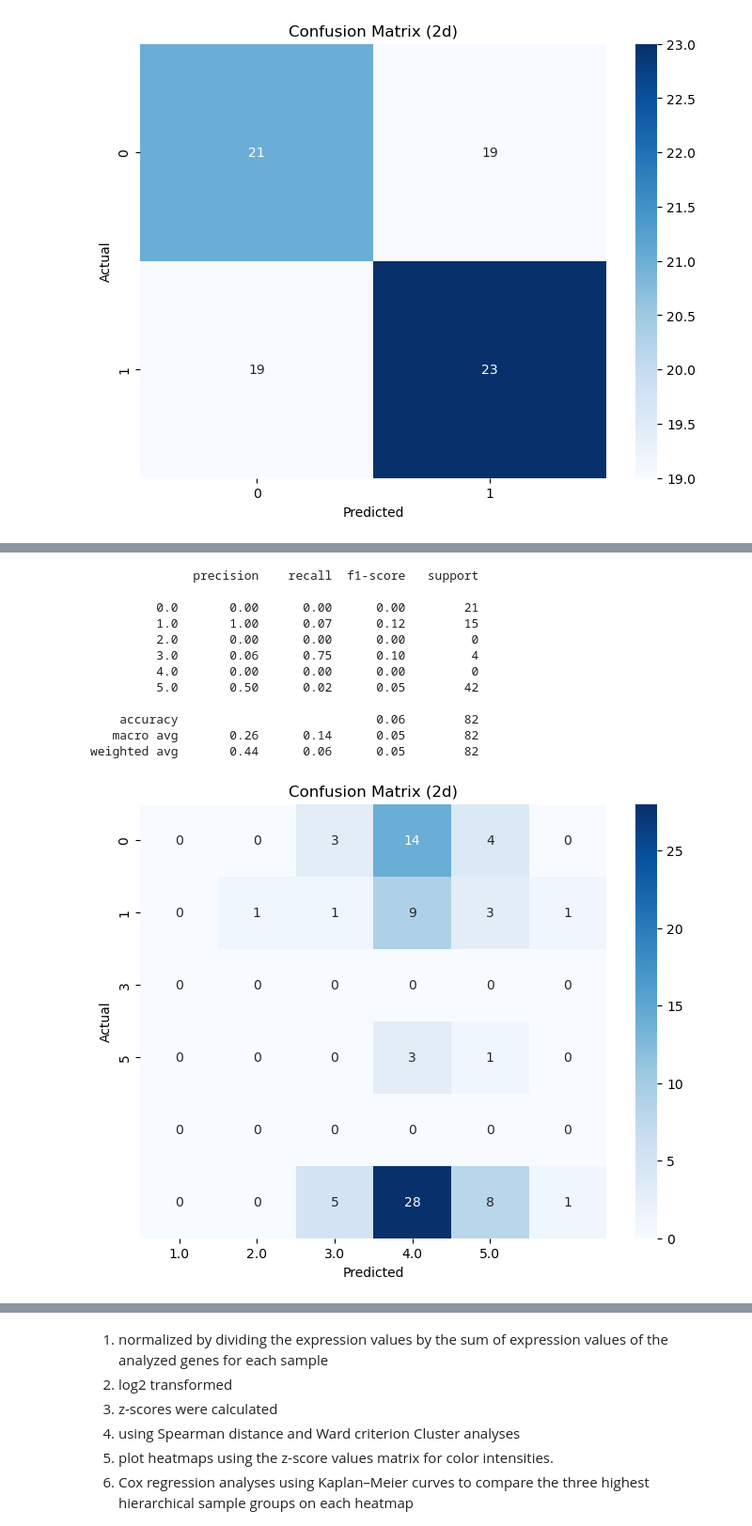
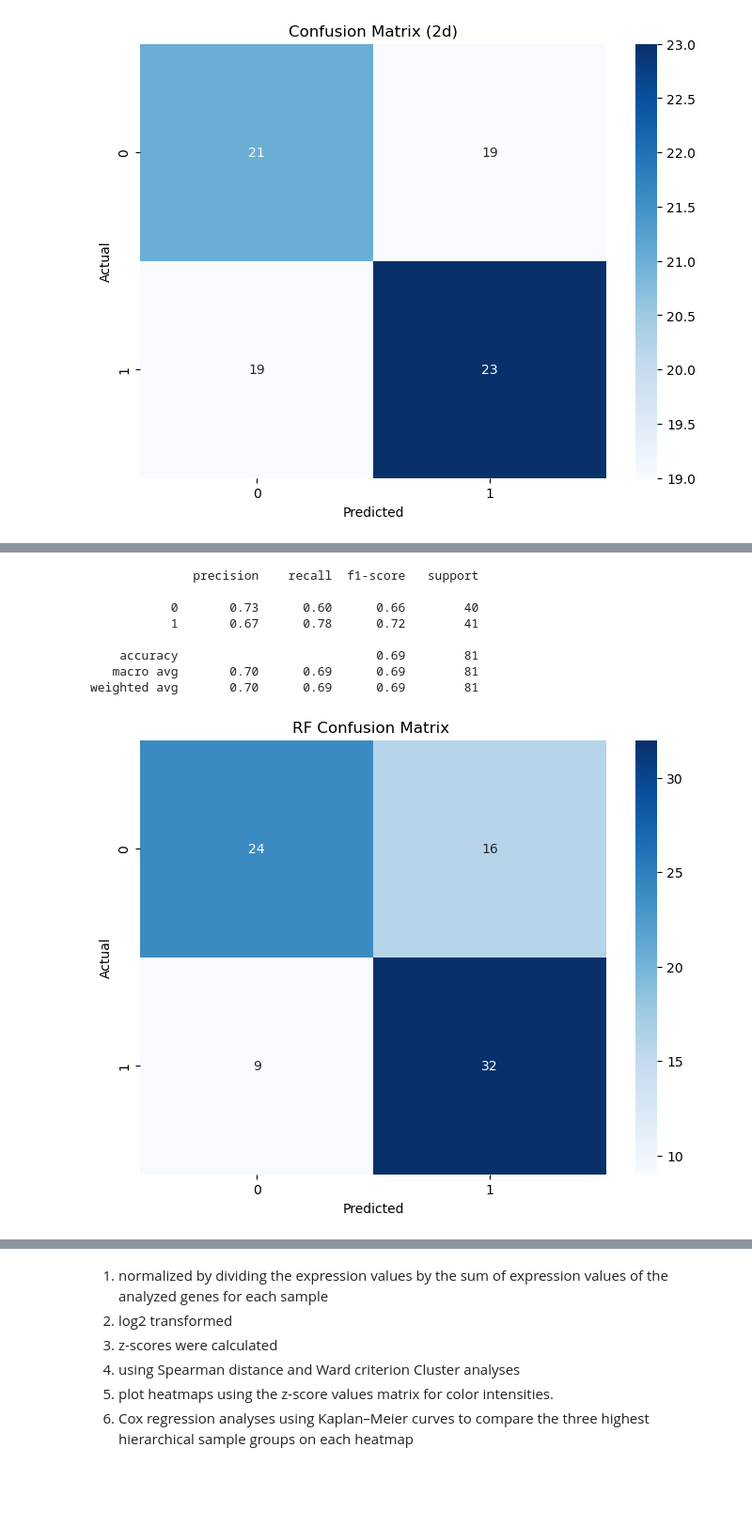
Before and after one commit to smgjch/HSAE, a Jupyter notebook: dataProcess.ipynb, the cells around one changed output, grey strips where cells are left out. Shown at 94% size. Drawn from its saved outputs; the diff is of its cells as text; code cells hidden in the pictures; blank space fills up the shorter version.

Commit message:
add KM and log rank test

```diff
--- a/dataProcess.ipynb
+++ b/dataProcess.ipynb
@@ -1187,0 +1172,19 @@ X_train, X_test, y_train, y_test = train_test_split(key_protein, os,
+# %%
+merged_df = pd.read_csv('protein_expression.csv')
+# %%
+merged_df = pd.merge(merged_df, df_vital_status[["lifetime","event_observed","case_submitter_id"]], on='case_submitter_id', how='inner')
+# %%
+
+other = merged_df.columns.drop("days_to_death")
+X_train_KM, X_test_KM, y_train_KM, y_test_KM = train_test_split(merged_df[other], merged_df["days_to_death"],
+                                                    train_size=0.75,
+                                                    random_state=1)
+# %%
+gene_columns = X_test_KM.columns.drop(["lifetime","ajcc_pathologic_stage","event_observed","case_submitter_id"])
+
+
+encoded_X_test_KM = WAE_inputation_12d.encoder.predict(X_test_KM[gene_columns])
+encoded_X_train_KM = WAE_inputation_12d.encoder.predict(X_train_KM[gene_columns])
+
+y_test_KM_bin = y_test_KM.map(AE.map_years_to_group).map(AE.map_to_binary)
+y_train_KM_bin = y_train_KM.map(AE.map_years_to_group).map(AE.map_to_binary)
@@ -1188,30 +1194,23 @@ X_train, X_test, y_train, y_test = train_test_split(key_protein, os,
 # %%
+clf = WAE_inputation_12d.classifer
 
-model = LinearRegression()
-model.fit(X_train, y_train)
+y_pred = clf.predict(encoded_X_test_KM)
+cm = confusion_matrix(y_test_KM_bin, y_pred)
+print(classification_report(y_test_KM_bin, y_pred))
 
-y_pred = model.predict(X_test)
-y_pred = np.round(y_pred)
-cm = confusion_matrix(y_test, y_pred)
-print(classification_report(y_test, y_pred))
-# Plotting the confusion matrix
 plt.figure(figsize=(8, 6))
-sns.heatmap(cm, annot=True, fmt="d", cmap="Blues", xticklabels=np.unique(y_pred), yticklabels=np.unique(y_test))
+sns.heatmap(cm, annot=True, fmt="d", cmap="Blues", xticklabels=np.unique(y_pred), yticklabels=np.unique(y_test_KM_bin))
 plt.xlabel('Predicted')
 plt.ylabel('Actual')
-plt.title('Confusion Matrix (2d)')
+plt.title('RF Confusion Matrix ')
 plt.show()
 # %% [output]
               precision    recall  f1-score   support
 
-         0.0       0.00      0.00      0.00        21
-         1.0       1.00      0.07      0.12        15
-         2.0       0.00      0.00      0.00         0
-         3.0       0.06      0.75      0.10         4
-         4.0       0.00      0.00      0.00         0
-         5.0       0.50      0.02      0.05        42
+           0       0.73      0.60      0.66        40
+           1       0.67      0.78      0.72        41
 
-    accuracy                           0.06        82
-   macro avg       0.26      0.14      0.05        82
-weighted avg       0.44      0.06      0.05        82
+    accuracy                           0.69        81
+   macro avg       0.70      0.69      0.69        81
+weighted avg       0.70      0.69      0.69        81
-[figure, old version]
+[figure, new version]
```
Also changed, not shown: parts of 25 cells of this notebook.
